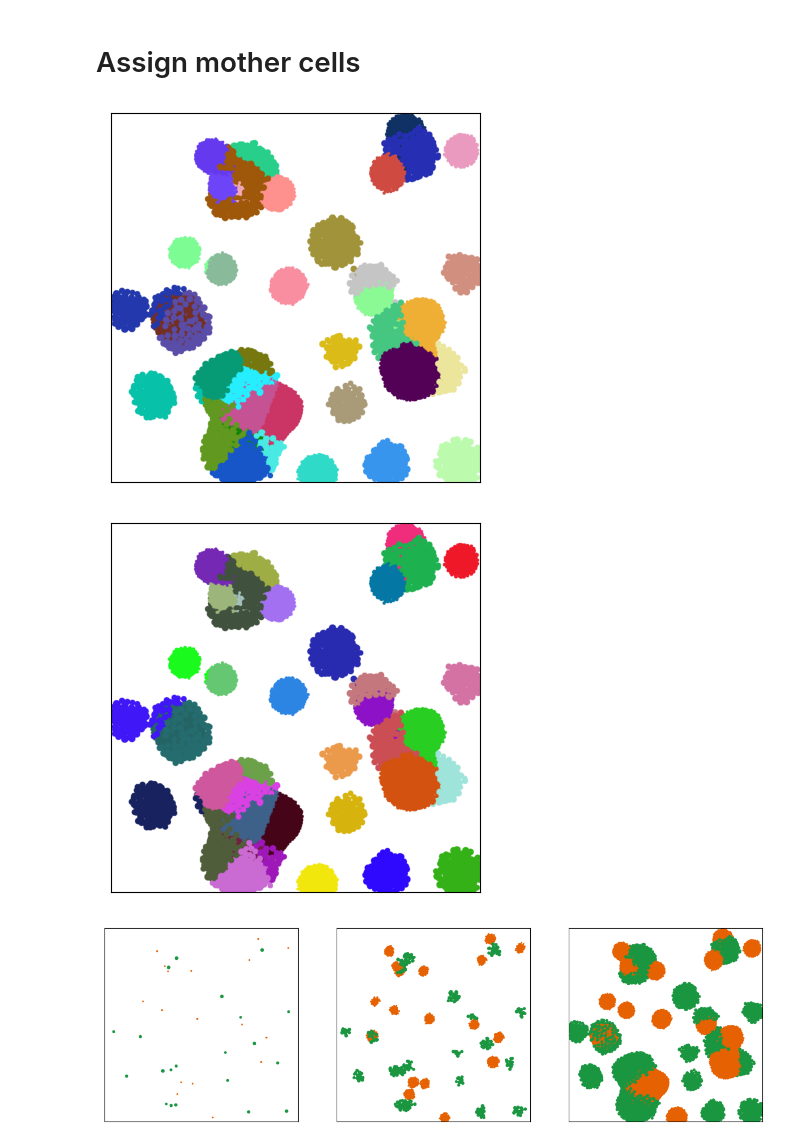
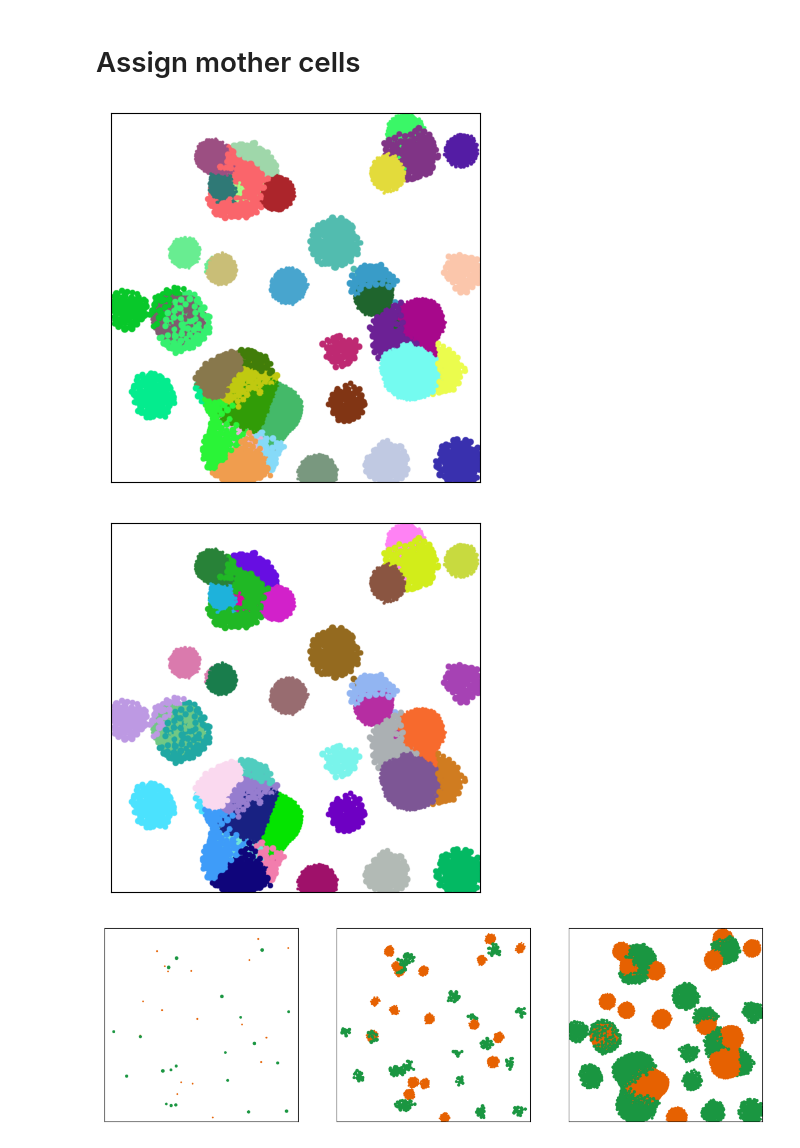
Before and after one commit to Jsakkos/nufeb_tools, a Jupyter notebook: notebooks/cell ancestry.ipynb, the cells around one changed output. Cells and saved outputs as stored; diff of their text form; code cells hidden in the pictures.

Commit message:
Updated plotting

```diff
--- a/notebooks/cell ancestry.ipynb
+++ b/notebooks/cell ancestry.ipynb
@@ -61,21 +62,21 @@ def plot_colony(obj,ts,colors=None,colony=None,ax=None,by=None,dims=x.metadata['
     ax.axes.xaxis.set_visible(False)
     ax.axes.yaxis.set_visible(False)
 # %%
-IDs = sorted(df[df.mother_cell != -1].mother_cell.unique())
-colors = {x : tuple(np.random.randint(0,256, 3).astype('int')) for x in IDs}
+#IDs = sorted(df[df.mother_cell != -1].mother_cell.unique())
+#colors = {x : tuple(np.random.randint(0,256, 3).astype('int')) for x in IDs}
 f,ax = plt.subplots()
-plot.plot_colony(x,35000,colors,ax=ax)
+plot.colony(x,35000,ax=ax)
 plt.show()
 f.tight_layout()
-f.savefig('testcolony.png')
+#f.savefig('testcolony.png')
 # %% [output]
-[figure, old version]
+[figure, new version]
 # %%
 f,ax = plt.subplots()
-plot.plot_colony(x,35000,ax=ax)
+plot.colony(x,35000,ax=ax)
 plt.show()
 # %% [output]
-[figure, old version]
+[figure, new version]
 # %%
 IDs = sorted(df[df.mother_cell != -1].mother_cell.unique())
 colors = {x : tuple(np.random.randint(0,256, 3).astype('int')) for x in IDs}
```
Also changed, not shown: parts of 43 cells of this notebook, 3 other files.
